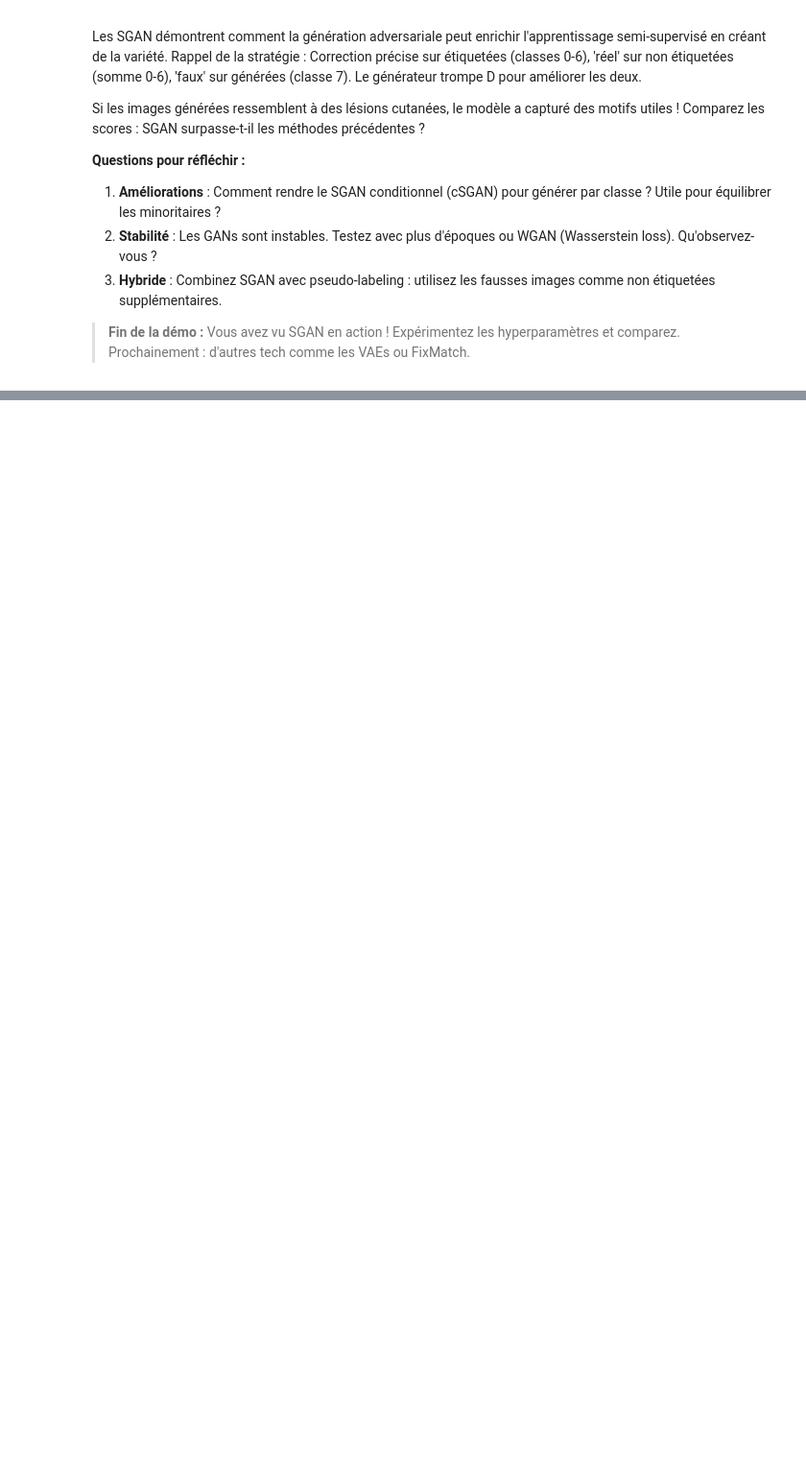
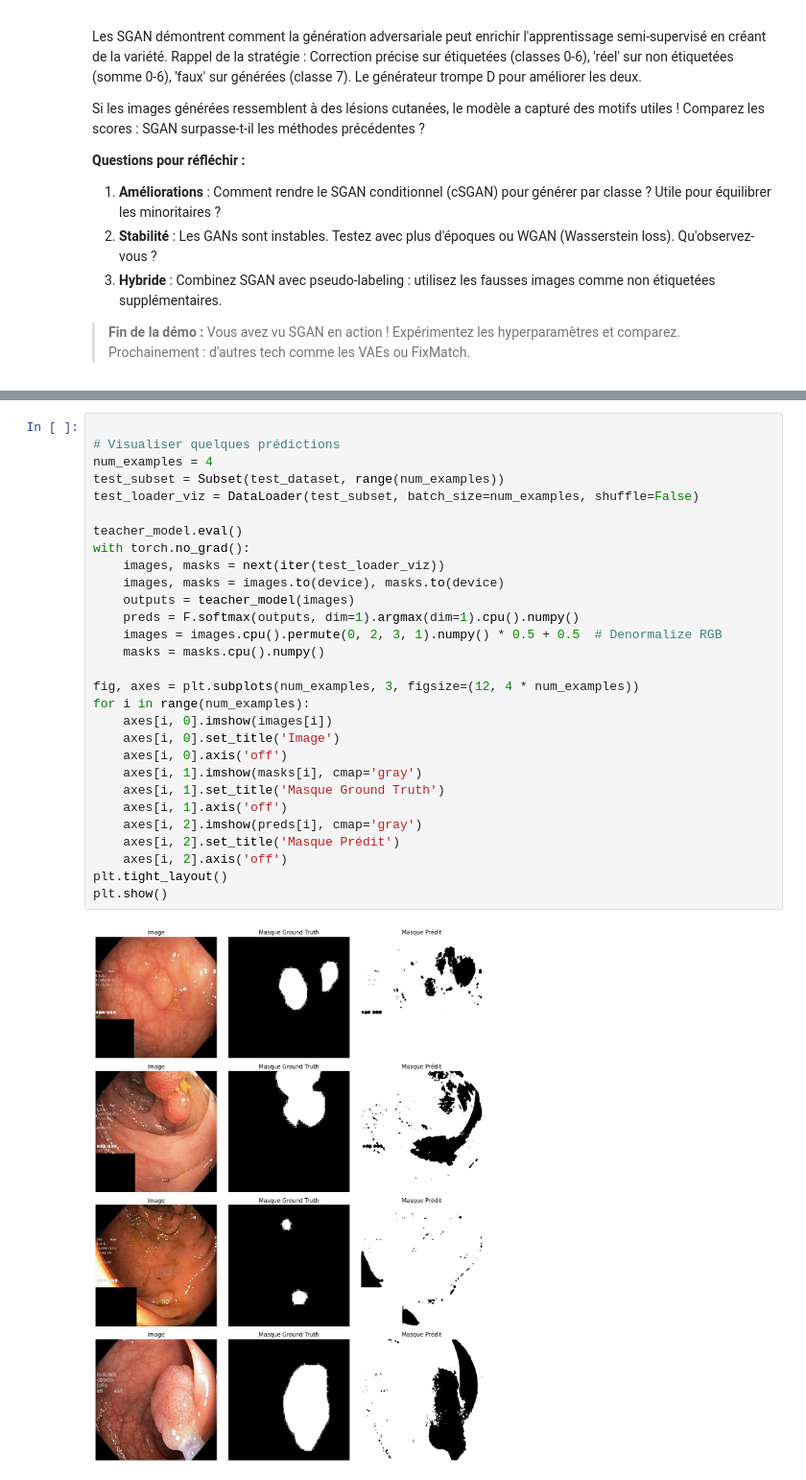
Before and after one commit to OpenClassrooms-Student-Center/8692426-Initiez-vous-l-apprentissage-semi-supervis-, a Jupyter notebook: ssl_notebook.ipynb, the cells around one changed output, grey strips where cells are left out. Shown at 96% size. Drawn from its saved outputs; the diff is of its cells as text; blank space fills up the shorter version.

```diff
--- a/ssl_notebook.ipynb
+++ b/ssl_notebook.ipynb
@@ -882,0 +1343,31 @@ Si les images générées ressemblent à des lésions cutanées, le modèle a ca
+# %%
+
+# Visualiser quelques prédictions
+num_examples = 4
+test_subset = Subset(test_dataset, range(num_examples))
+test_loader_viz = DataLoader(test_subset, batch_size=num_examples, shuffle=False)
+
+teacher_model.eval()
+with torch.no_grad():
+    images, masks = next(iter(test_loader_viz))
+    images, masks = images.to(device), masks.to(device)
+    outputs = teacher_model(images)
+    preds = F.softmax(outputs, dim=1).argmax(dim=1).cpu().numpy()
+    images = images.cpu().permute(0, 2, 3, 1).numpy() * 0.5 + 0.5  # Denormalize RGB
+    masks = masks.cpu().numpy()
+
+fig, axes = plt.subplots(num_examples, 3, figsize=(12, 4 * num_examples))
+for i in range(num_examples):
+    axes[i, 0].imshow(images[i])
+    axes[i, 0].set_title('Image')
+    axes[i, 0].axis('off')
+    axes[i, 1].imshow(masks[i], cmap='gray')
+    axes[i, 1].set_title('Masque Ground Truth')
+    axes[i, 1].axis('off')
+    axes[i, 2].imshow(preds[i], cmap='gray')
+    axes[i, 2].set_title('Masque Prédit')
+    axes[i, 2].axis('off')
+plt.tight_layout()
+plt.show()
+# %% [output]
+[figure, added]
```
Also changed, not shown: parts of 46 cells of this notebook.
